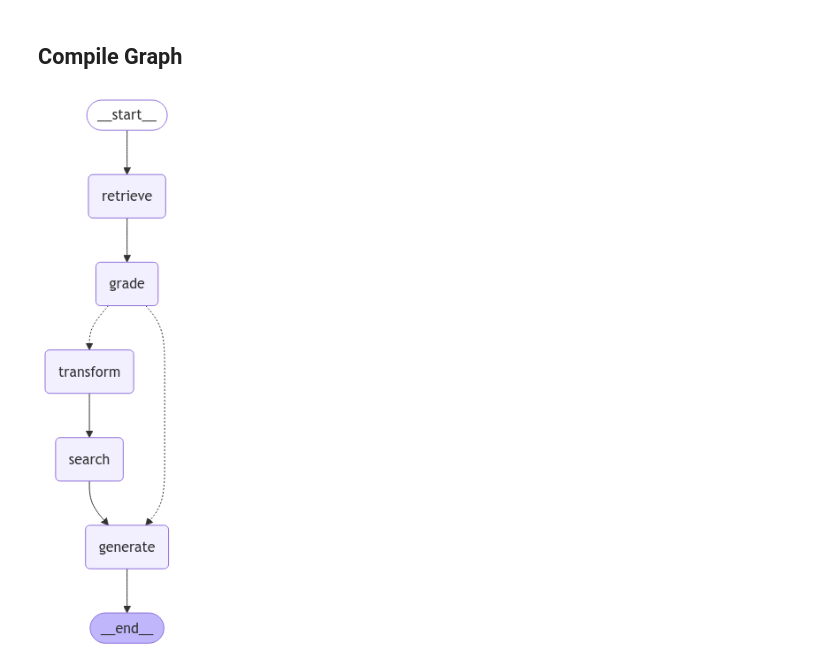
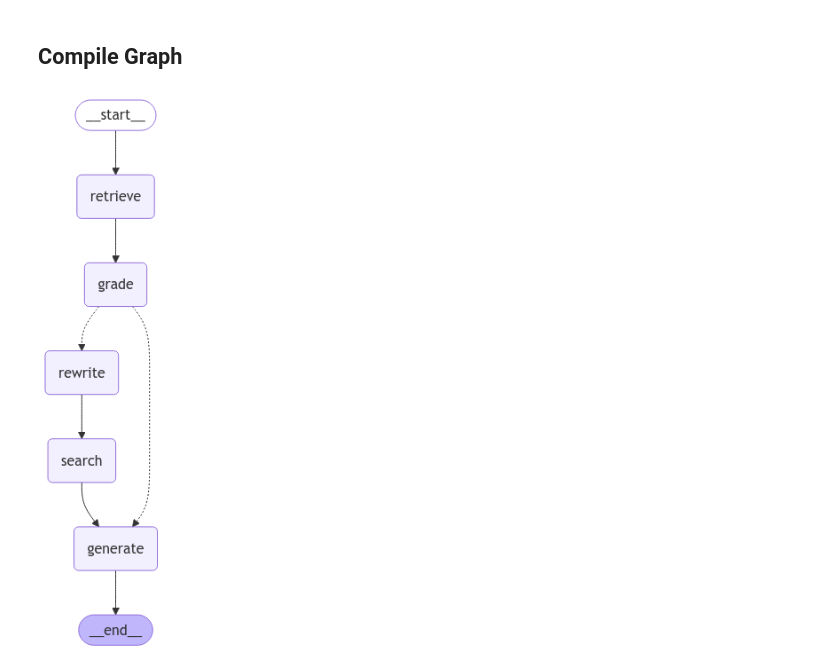
Before and after one commit to chujia2050/langgraph-rag, a Jupyter notebook: corrective_rag.ipynb, the cells around one changed output. Saved outputs shown, nothing was run; the diff lists cells and outputs as text; code cells hidden in the pictures.

```diff
--- a/corrective_rag.ipynb
+++ b/corrective_rag.ipynb
@@ -139,6 +213,7 @@ from langchain_community.tools.tavily_search import TavilySearchResults
 web_search_tool = TavilySearchResults(max_results=3)
 # %%
 # Test
+question = "agent memory"
 docs = web_search_tool.invoke(question) #return a list of dict
-type(docs[0])
+type(docs)
 # %% [output]
@@ -154,7 +233,7 @@ from typing import List
 from typing_extensions import TypedDict
 from langchain.schema import Document
 
-class GraphState(TypedDict):
+class State(TypedDict):
     """
     Represents the state of our graph.
 
@@ -245,7 +327,7 @@ def generate(state):
 # %% [markdown]
 <h2>Question Re-writer Node</h2>
 # %%
-def transform(state):
+def rewrite(state):
     """
     Transform the query to produce a better question.
 
@@ -256,11 +338,12 @@ def transform(state):
         state (dict): Updates question key with a re-phrased question
     """
 
-    print("---TRANSFORM QUERY---")
+    print("---Rewrite---")
     question = state["question"]
 
     # Re-write question
     better_question = question_rewriter.invoke({"question": question})
+
     return {"question": better_question}
 # %% [markdown]
 <h2>Web Search Node</h2>
@@ -289,9 +372,11 @@ def search(state):
 # %% [markdown]
 <h2>Conditional Edge</h2>
 # %%
-def decide_to_generate(state):
+from typing import Literal
+
+def decide_to_generate(state) -> Literal["generate", "rewrite"]:
     """
-    Determines whether to generate an answer, or re-generate a question.
+    Determines whether to generate an answer, or rewrite a question.
 
     Args:
         state (dict): The current graph state
@@ -307,9 +392,9 @@ def decide_to_generate(state):
         # All documents have been filtered check_relevance
         # We will re-generate a new query
         print(
-            "---DECISION: ALL DOCUMENTS ARE NOT RELEVANT TO QUESTION, TRANSFORM QUERY---"
+            "---DECISION: ALL DOCUMENTS ARE NOT RELEVANT TO QUESTION, REWRITE QUESTION---"
         )
-        return "transform"
+        return "rewrite"
     else:
         # We have relevant documents, so generate answer
         print("---DECISION: GENERATE---")
@@ -319,36 +404,38 @@ def decide_to_generate(state):
 # %%
 from IPython.display import Image, display
 from langgraph.graph import StateGraph, START, END
 
-workflow = StateGraph(GraphState)
+workflow = StateGraph(State)
 
 # Define the nodes
 workflow.add_node("retrieve", retrieve)  # retrieve
-workflow.add_node("grade", grade)  # grade documents
+workflow.add_node("grade", grade)  # grade
 workflow.add_node("generate", generate)  # generatae
-workflow.add_node("transform", transform)  # transform_query
+workflow.add_node("rewrite", rewrite)  # rewrite
 workflow.add_node("search", search)  # web search
 
 # Build graph
 workflow.add_edge(START, "retrieve")
 workflow.add_edge("retrieve", "grade")
+
 workflow.add_conditional_edges(
     "grade",
     decide_to_generate,
     {
-        "transform": "transform",
+        "rewrite": "rewrite",
         "generate": "generate",
     },
 )
-workflow.add_edge("transform", "search")
+
+workflow.add_edge("rewrite", "search")
 workflow.add_edge("search", "generate")
 workflow.add_edge("generate", END)
 
 # Compile
 graph = workflow.compile()
 
 # View
 display(Image(graph.get_graph().draw_mermaid_png()))
 # %% [output]
-[figure, old version]
+[figure, new version]
 # %%
```
Also changed, not shown: parts of 23 cells of this notebook.
